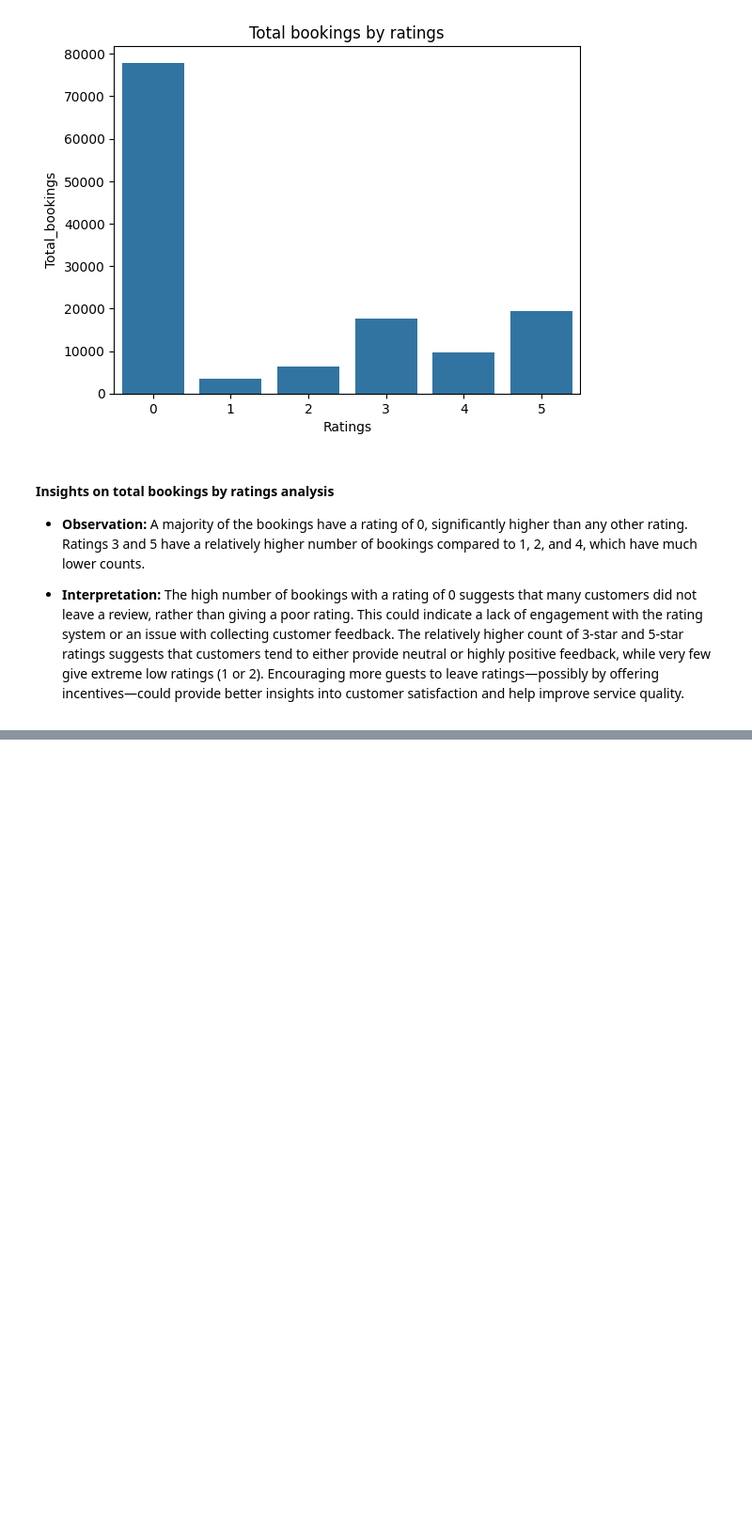
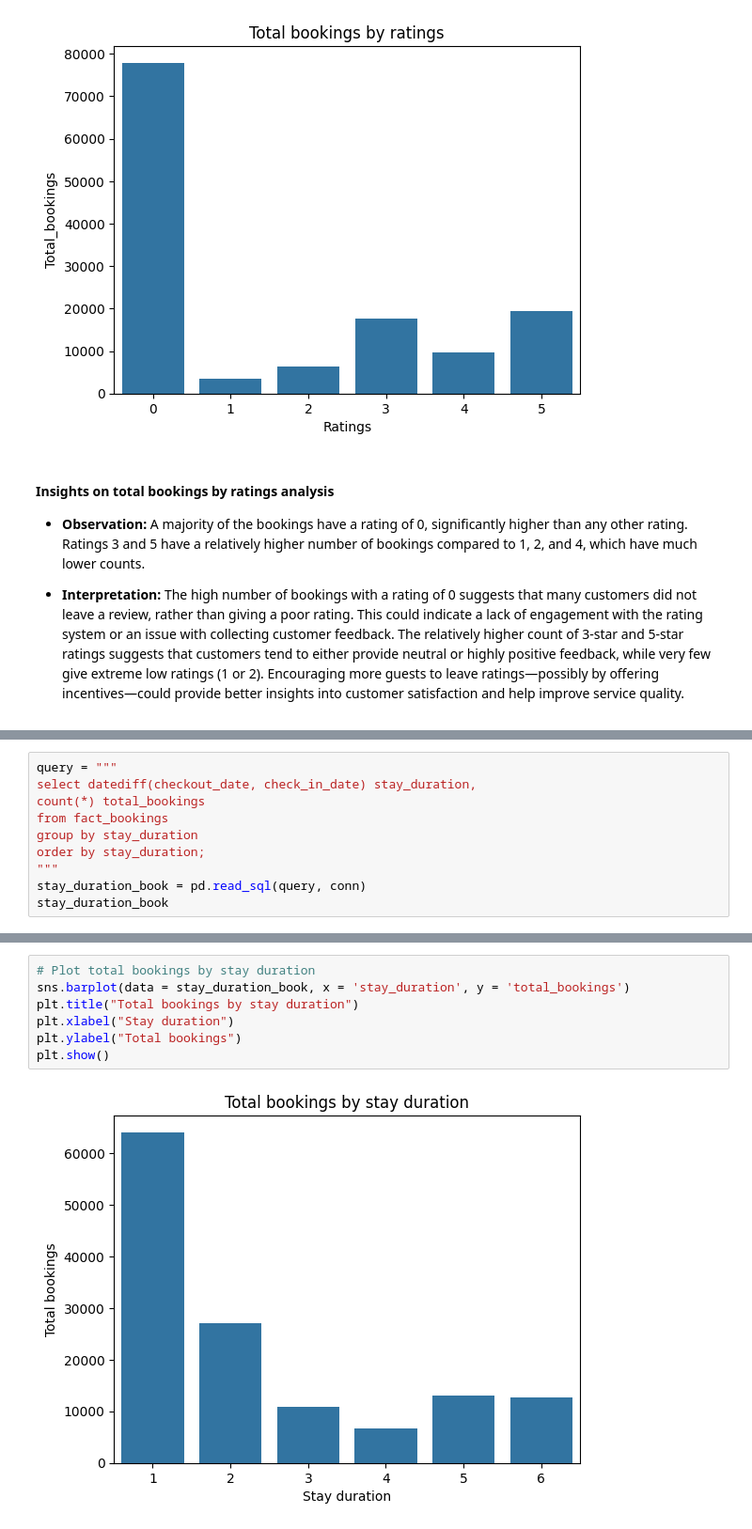
Before and after one commit to Bhuvi128/Hospitality-Revenue-Optimization-Data-analysis, a Jupyter notebook: Hospitality Revenue Optimzation.ipynb, the cells around one changed output, grey strips where cells are left out. Shown at 94% size. Saved outputs shown, nothing was run; the diff lists cells and outputs as text; blank space fills up the shorter version.

```diff
--- a/Hospitality Revenue Optimzation.ipynb
+++ b/Hospitality Revenue Optimzation.ipynb
@@ -1127,0 +1201,10 @@ plt.show()
+# %%
+query = """
+select datediff(checkout_date, check_in_date) stay_duration,
+count(*) total_bookings
+from fact_bookings
+group by stay_duration
+order by stay_duration;
+"""
+stay_duration_book = pd.read_sql(query, conn)
+stay_duration_book
@@ -1127,0 +1219,9 @@ plt.show()
+# %%
+# Plot total bookings by stay duration
+sns.barplot(data = stay_duration_book, x = 'stay_duration', y = 'total_bookings')
+plt.title("Total bookings by stay duration")
+plt.xlabel("Stay duration")
+plt.ylabel("Total bookings")
+plt.show()
+# %% [output]
+[figure, added]
```
Also changed, not shown: parts of 14 cells of this notebook, 1 other file.
